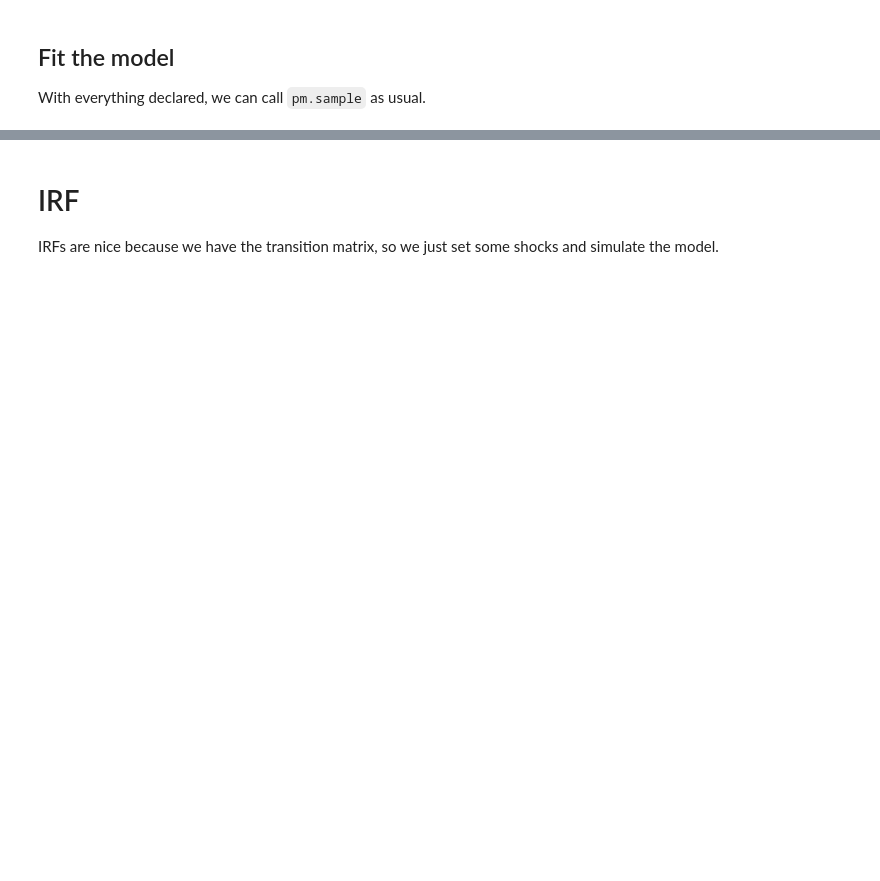
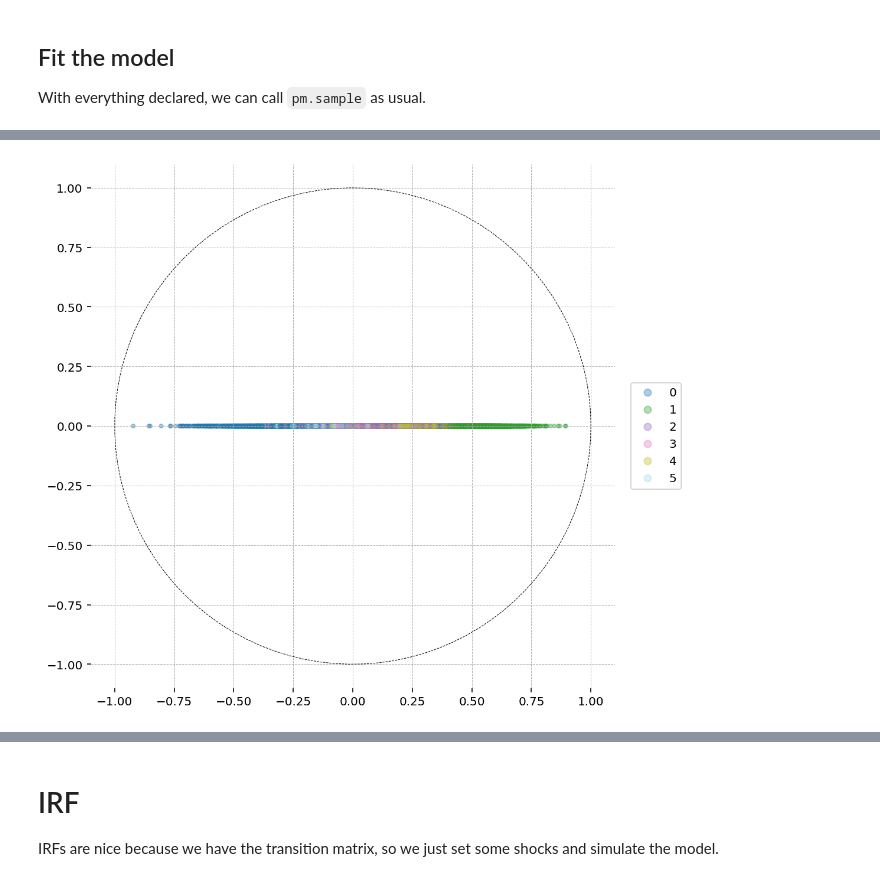
Before and after one commit to pymc-devs/pymc-experimental, a Jupyter notebook: notebooks/VARMAX Example.ipynb, the cells around one changed output, grey strips where cells are left out. Saved outputs shown, nothing was run; the diff lists cells and outputs as text; code cells hidden in the pictures; blank space fills up the shorter version.

```diff
--- a/notebooks/VARMAX Example.ipynb
+++ b/notebooks/VARMAX Example.ipynb
@@ -268,0 +237,21 @@ az.plot_energy(idata)
+# %%
+def plot_eigenvalues(eigs, include_kde=False, cmap=None):
+    if cmap is None:
+        cmap = plt.cm.tab20
+
+    n, k = eigs.shape
+
+    fig, ax = plt.subplots(figsize=(8, 8), subplot_kw=dict(aspect="equal"))
+    circ = np.linspace(0, 2 * np.pi, 100)
+    ax.plot(np.cos(circ), np.sin(circ), c="k", ls="--", lw=0.5)
+
+    real_part = eigs.real.ravel()
+    imag_part = eigs.imag.ravel()
+    if include_kde:
+        sns.kdeplot(x=real_part, y=imag_part, ax=ax, fill=True)
+
+    scatter = ax.scatter(
+        real_part, imag_part, c=np.tile(np.arange(k), n), cmap=cmap, alpha=0.35, s=10
+    )
+    fig.legend(*scatter.legend_elements(), loc="center right")
+    plt.show()
@@ -269,3 +264,7 @@ az.plot_energy(idata)
+# %%
+plot_eigenvalues(np.stack(eigs))
+# %% [output]
+[figure, added]
 # %%
 az.plot_posterior(idata, var_names=["ar_params"], ref_val=sm_res.params.iloc[:18].values.tolist());
 # %% [output]
```
Also changed, not shown: parts of 19 cells of this notebook, 1 other file.
